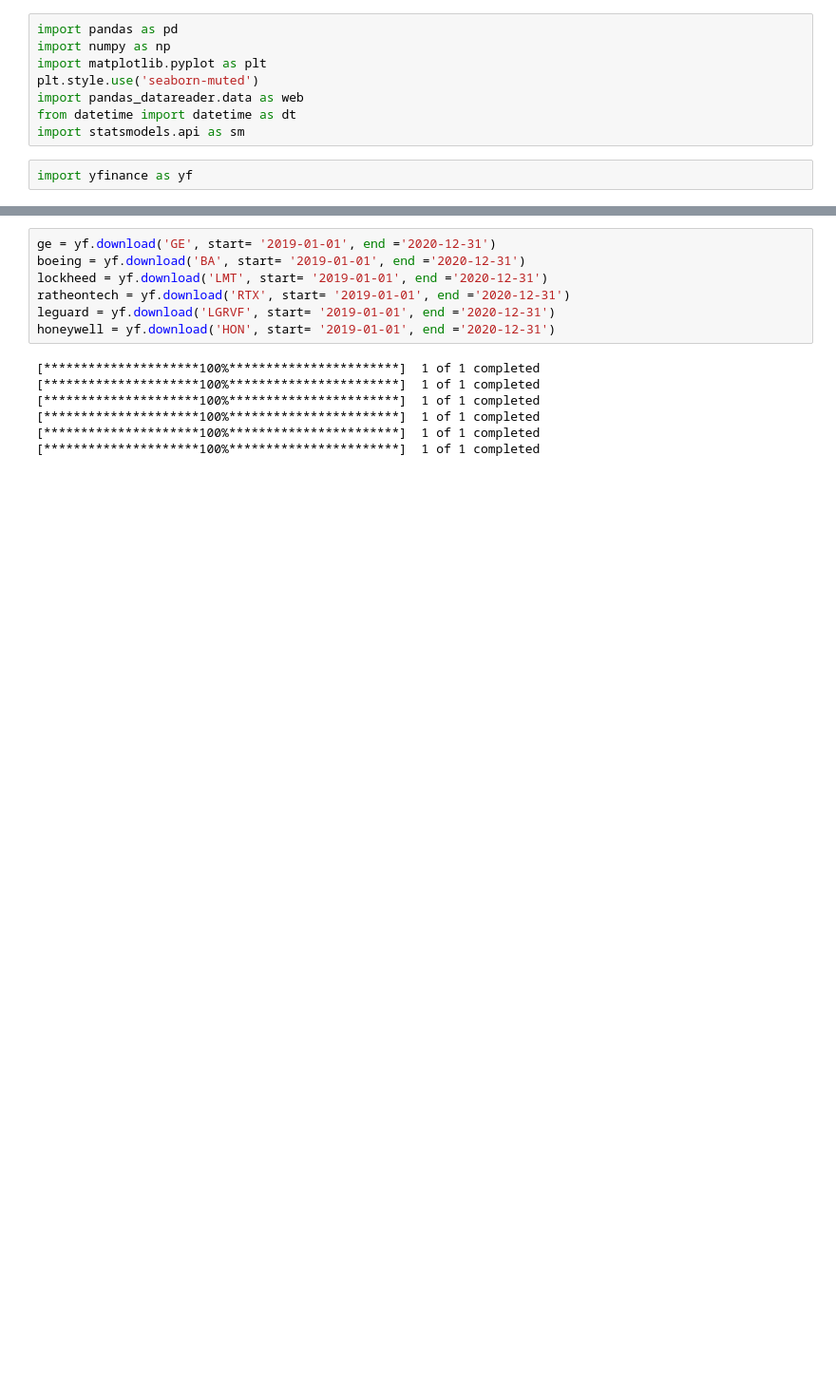
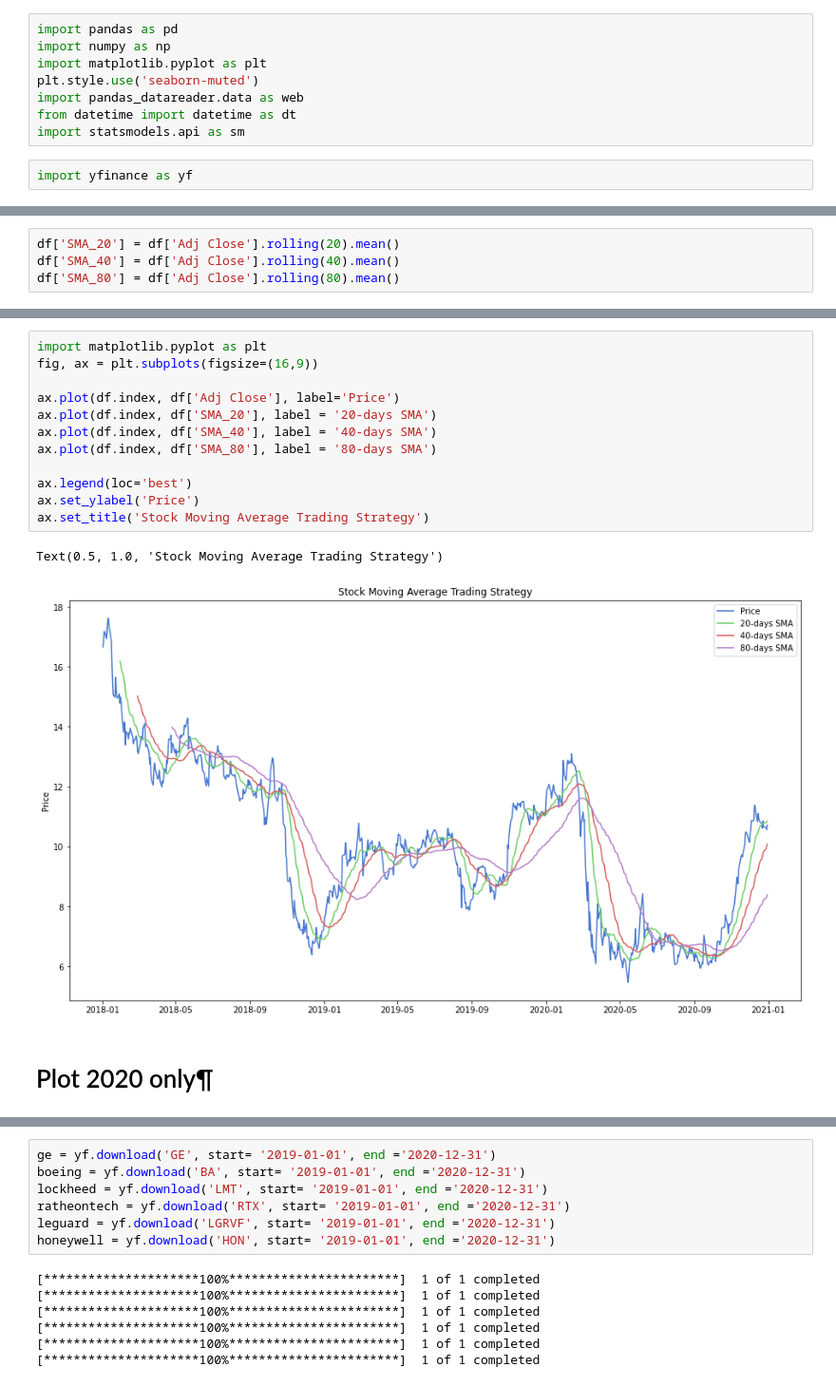
Before and after one commit to pauleppers/StockAnalysis, a Jupyter notebook: Relative_Value_Analysis.ipynb, the cells around one changed output, grey strips where cells are left out. Shown at 95% size. Drawn from its saved outputs; the diff is of its cells as text; blank space fills up the shorter version.

```diff
--- a/Relative_Value_Analysis.ipynb
+++ b/Relative_Value_Analysis.ipynb
@@ -12,0 +229,4 @@ import yfinance as yf
+# %%
+df['SMA_20'] = df['Adj Close'].rolling(20).mean()
+df['SMA_40'] = df['Adj Close'].rolling(40).mean()
+df['SMA_80'] = df['Adj Close'].rolling(80).mean()
@@ -12,0 +243,17 @@ import yfinance as yf
+# %%
+import matplotlib.pyplot as plt
+fig, ax = plt.subplots(figsize=(16,9))
+
+ax.plot(df.index, df['Adj Close'], label='Price')
+ax.plot(df.index, df['SMA_20'], label = '20-days SMA')
+ax.plot(df.index, df['SMA_40'], label = '40-days SMA')
+ax.plot(df.index, df['SMA_80'], label = '80-days SMA')
+
+ax.legend(loc='best')
+ax.set_ylabel('Price')
+ax.set_title('Stock Moving Average Trading Strategy')
+# %% [output]
+Text(0.5, 1.0, 'Stock Moving Average Trading Strategy')
+[figure, added]
+# %% [markdown]
+# Plot 2020 only¶
```
Also changed, not shown: parts of 78 cells of this notebook.
